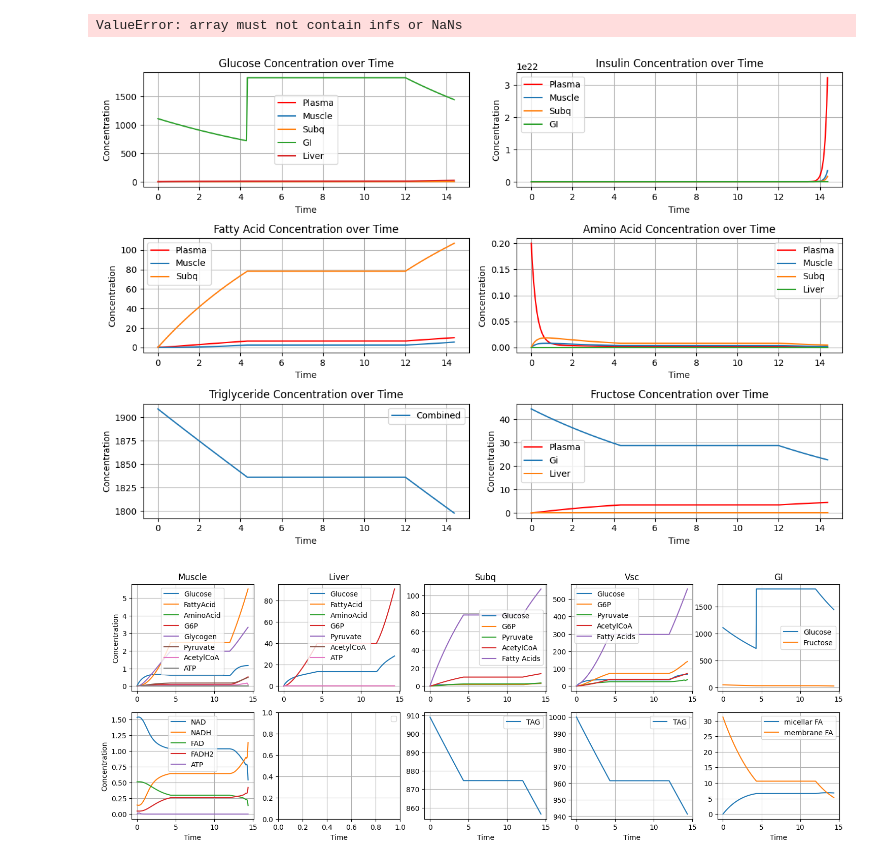
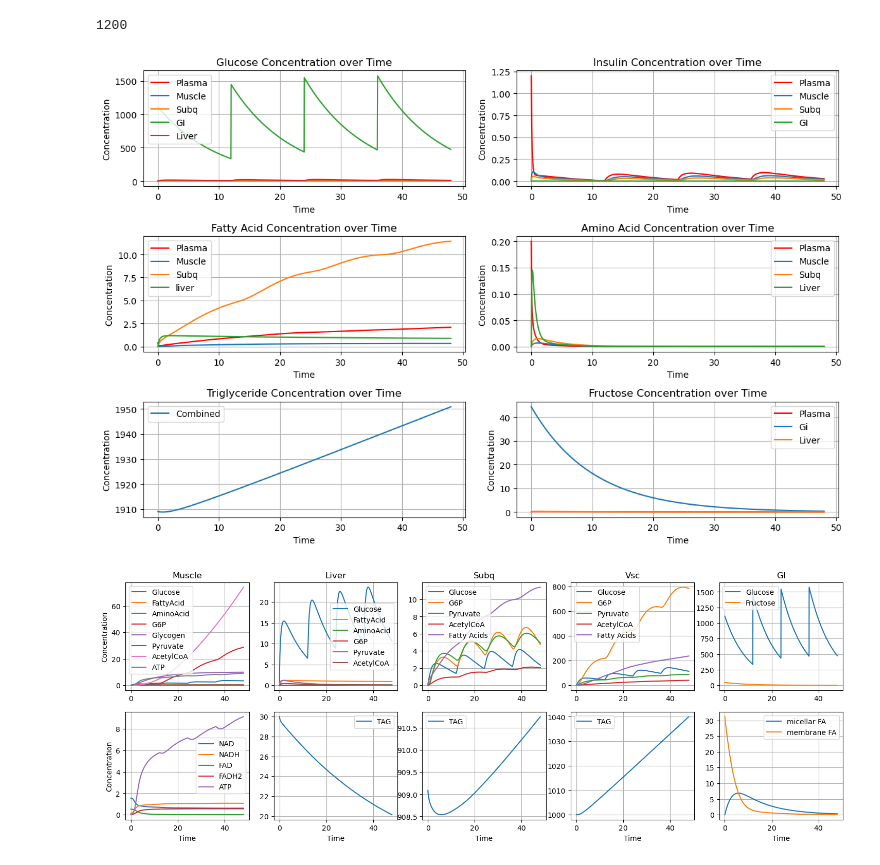
Before and after one commit to vivek-booshan/pkpd, a Jupyter notebook: food_metabolism/full_model.ipynb, the cells around one changed output. Cells and saved outputs as stored; diff of their text form; code cells hidden in the pictures.

```diff
--- a/food_metabolism/full_model.ipynb
+++ b/food_metabolism/full_model.ipynb
@@ -27,17 +27,16 @@ def y0_init(y0: np.ndarray):
     y0[Index.plasma_aminoacid] = 0.2 #mmol/L
     y0[Index.vsc_TAG] = 1 * 1000 /p.V.vsc  # g/L
     y0[Index.subq_TAG] = 10 * 1000 /p.V.subq  # g/L
+    y0[Index.liver_TAG] = 0.06*1000/p.V.liver
 
     # volume of skeletal muscle is ~25.0L
     y0[Index.muscle_NAD] = 1.6*(60*.4)/25 #mmol/L
     y0[Index.muscle_NADH] = 0.15*(60*.4)/25 #mmol/L
-    y0[Index.liver_NAD] = 0.2/p.V.liver#mmol/L
-    y0[Index.liver_NADH] = 0.2/p.V.liver/3 #mmol/L
+
     y0[Index.muscle_FAD] = 1.6*(60*.4)/25/3 # NOTE: NEED UNITS
     y0[Index.muscle_FADH2] = 0.15*(60*.4)/25/3
     #no certain data for FAD and FADH2, but assume its around 1/3 of NAD
-    y0[Index.liver_FAD] = 0.2/p.V.liver # NOTE: NEED UNITS
-    y0[Index.liver_FADH2] = 0.2/p.V.liver/3 # NOTE: NEED UNITS
+
 
     y0[Index.gut_glucose] = glucosein/MMglucose*1000/p.V.gut # NOTE: NEED UNITS
     y0[Index.gut_fructose] = fructosein/MMglucose*1000/p.V.gut # NOTE: NEED UNITS # NOTE: NEED UNITS
@@ -68,10 +67,38 @@ solution2 = solve_ivp(fun=lambda t, y: system.system(t, y, p),
 
 solution.t = np.append(solution.t, solution2.t, axis=0)
 solution.y = np.append(solution.y, solution2.y, axis=1)
+
+y0 = solution.y[:, -1]
+y0[Index.gut_glucose] += glucosein/MMglucose*1000/p.V.gut
+t_span = (24,36)
+t_eval = np.linspace(*t_span, 300)
+solution3 = solve_ivp(fun=lambda t, y: system.system(t, y, p),
+                     t_span=t_span,
+                     y0=y0,
+                     t_eval=t_eval,
+                     method='BDF')
+
+
+solution.t = np.append(solution.t, solution3.t, axis=0)
+solution.y = np.append(solution.y, solution3.y, axis=1)
+
+y0 = solution.y[:, -1]
+y0[Index.gut_glucose] += glucosein/MMglucose*1000/p.V.gut
+t_span = (36,48)
+t_eval = np.linspace(*t_span, 300)
+solution4 = solve_ivp(fun=lambda t, y: system.system(t, y, p),
+                     t_span=t_span,
+                     y0=y0,
+                     t_eval=t_eval,
+                     method='BDF')
+
+solution.t = np.append(solution.t, solution4.t, axis=0)
+solution.y = np.append(solution.y, solution4.y, axis=1)
+
 timespan = solution.t
 print(len(solution.t))
 # %% [output]
-ValueError: array must not contain infs or NaNs
+1200
 # %%
 # Plotting
 plt.figure(figsize=(12, 8))
@@ -104,6 +131,7 @@ plt.subplot(3, 2, 3)
 plt.plot(timespan, solution.y[Index.plasma_fattyacid], label='Plasma', color='red')
 plt.plot(timespan, solution.y[Index.muscle_fattyacid], label='Muscle')
 plt.plot(timespan, solution.y[Index.subq_fattyacid], label='Subq')
+plt.plot(timespan, solution.y[Index.liver_fattyacid], label='liver')
 
 #plt.plot(timespan, solution.y[Index.liver_insulin], label='Liver')
 plt.xlabel('Time')
@@ -144,7 +172,7 @@ plt.grid(True)
 plt.tight_layout()
 plt.show()
 # %% [output]
-[figure, old version]
+[figure, new version]
 # %%
 plt.figure(figsize=(18, 6))
 plt.subplot(2, 5, 1)
@@ -167,9 +195,8 @@ plt.plot(timespan, solution.y[Index.liver_glucose], label='Glucose')
 plt.plot(timespan, solution.y[Index.liver_fattyacid], label='FattyAcid')
 plt.plot(timespan, solution.y[Index.liver_aminoacid], label='AminoAcid')
 plt.plot(timespan, solution.y[Index.liver_G6P], label='G6P')
-plt.plot(timespan, solution.y[Index.liver_extracellular_pyruvate], label='Pyruvate')
+plt.plot(timespan, solution.y[Index.liver_pyruvate], label='Pyruvate')
 plt.plot(timespan, solution.y[Index.liver_ACoA], label='AcetylCoA')
-plt.plot(timespan, solution.y[Index.liver_ATP], label='ATP')
 
 plt.title('Liver')
 plt.legend()
@@ -222,7 +249,7 @@ plt.legend()
 plt.grid(True)
 
 plt.subplot(2, 5, 7)
-#plt.plot(timespan, solution.y[Index.liver_fattyacids], label='fattyacids')
+plt.plot(timespan, solution.y[Index.liver_TAG], label='TAG')
 #plt.plot(timespan, solution.y[Index.liver_G6P], label='G6P')
 #plt.plot(timespan, solution.y[Index.liver_pyruvate], label='Pyruvate')
 #plt.plot(timespan, solution.y[Index.liver_ACoA], label='AcetylCoA')
@@ -234,32 +261,32 @@ plt.grid(True)
 
 plt.subplot(2, 5, 8)
 plt.plot(timespan, solution.y[Index.subq_TAG], label='TAG')
 
 plt.xlabel('Time')
 
 
 plt.legend()
 plt.grid(True)
 plt.subplot(2, 5, 9)
 plt.plot(timespan, solution.y[Index.vsc_TAG], label='TAG')
 
 plt.xlabel('Time')
 
 
 plt.legend()
 plt.grid(True)
 
 plt.subplot(2, 5, 10)
 plt.plot(timespan, solution.y[Index.micellar_fattyacid], label='micellar FA')
 plt.plot(timespan, solution.y[Index.membrane_fattyacid], label='membrane FA')
 
 
 
 plt.xlabel('Time')
 
 
 plt.legend()
 plt.grid(True)
 # %% [output]
-[figure, old version]
+[figure, new version]
 # %%
```
Also changed, not shown: parts of 1 cell of this notebook, 11 other files.
